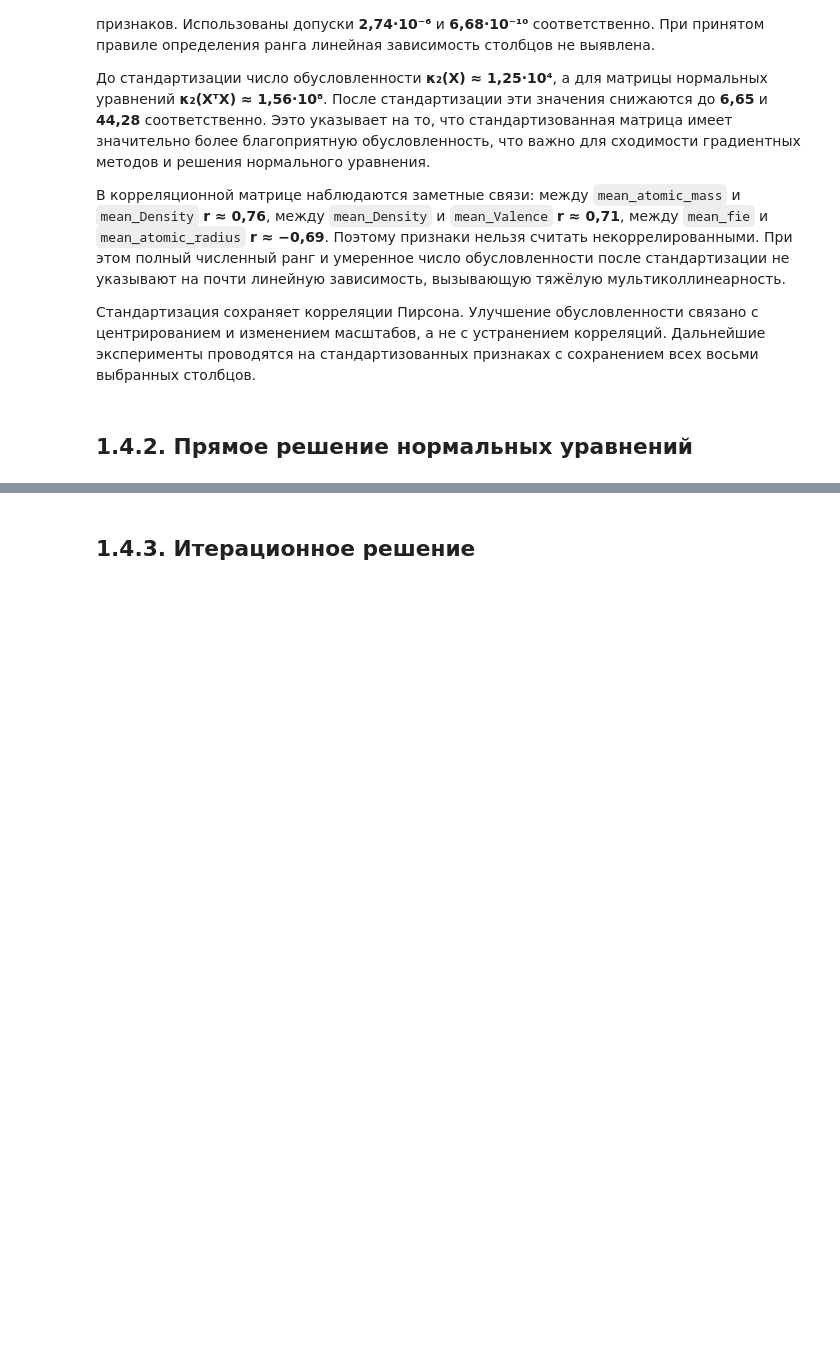
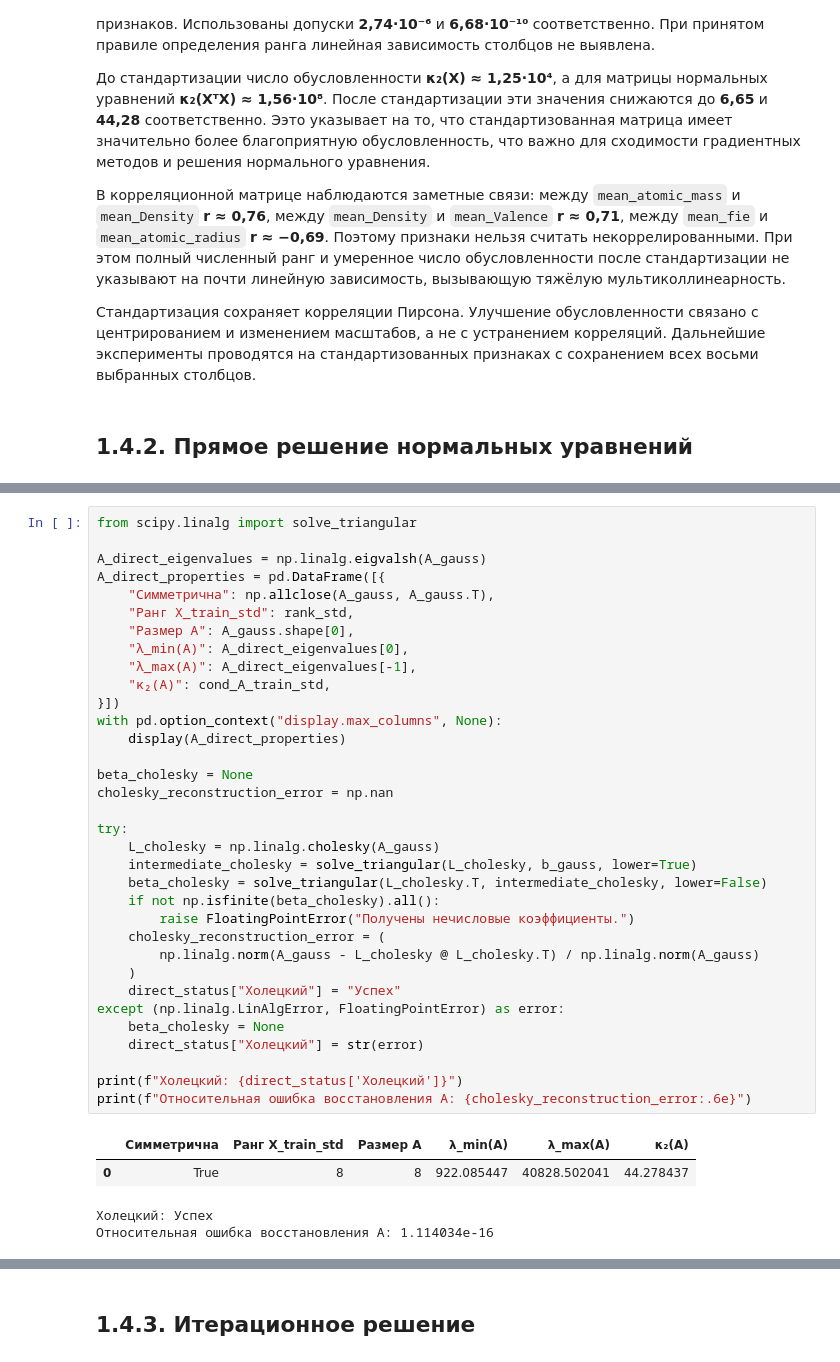
Before and after one commit to aibryanov/MOMO_labs, a Jupyter notebook: lab_1/lab_1.ipynb, the cells around one changed output, grey strips where cells are left out. Cells and saved outputs as stored; diff of their text form; blank space fills up the shorter version.

```diff
--- a/lab_1/lab_1.ipynb
+++ b/lab_1/lab_1.ipynb
@@ -360,0 +489,39 @@ print("Максимальное различие корреляций:", np.max(
+# %%
+from scipy.linalg import solve_triangular
+
+A_direct_eigenvalues = np.linalg.eigvalsh(A_gauss)
+A_direct_properties = pd.DataFrame([{
+    "Симметрична": np.allclose(A_gauss, A_gauss.T),
+    "Ранг X_train_std": rank_std,
+    "Размер A": A_gauss.shape[0],
+    "λ_min(A)": A_direct_eigenvalues[0],
+    "λ_max(A)": A_direct_eigenvalues[-1],
+    "κ₂(A)": cond_A_train_std,
+}])
+with pd.option_context("display.max_columns", None):
+    display(A_direct_properties)
+
+beta_cholesky = None
+cholesky_reconstruction_error = np.nan
+
+try:
+    L_cholesky = np.linalg.cholesky(A_gauss)
+    intermediate_cholesky = solve_triangular(L_cholesky, b_gauss, lower=True)
+    beta_cholesky = solve_triangular(L_cholesky.T, intermediate_cholesky, lower=False)
+    if not np.isfinite(beta_cholesky).all():
+        raise FloatingPointError("Получены нечисловые коэффициенты.")
+    cholesky_reconstruction_error = (
+        np.linalg.norm(A_gauss - L_cholesky @ L_cholesky.T) / np.linalg.norm(A_gauss)
+    )
+    direct_status["Холецкий"] = "Успех"
+except (np.linalg.LinAlgError, FloatingPointError) as error:
+    beta_cholesky = None
+    direct_status["Холецкий"] = str(error)
+
+print(f"Холецкий: {direct_status['Холецкий']}")
+print(f"Относительная ошибка восстановления A: {cholesky_reconstruction_error:.6e}")
+# %% [output]
+|  | Симметрична | Ранг X_train_std | Размер A | λ_min(A) | λ_max(A) | κ₂(A) |
+| 0 | True | 8 | 8 | 922.085447 | 40828.502041 | 44.278437 |
+Холецкий: Успех
+Относительная ошибка восстановления A: 1.114034e-16
```
Also changed, not shown: parts of 9 cells of this notebook.
